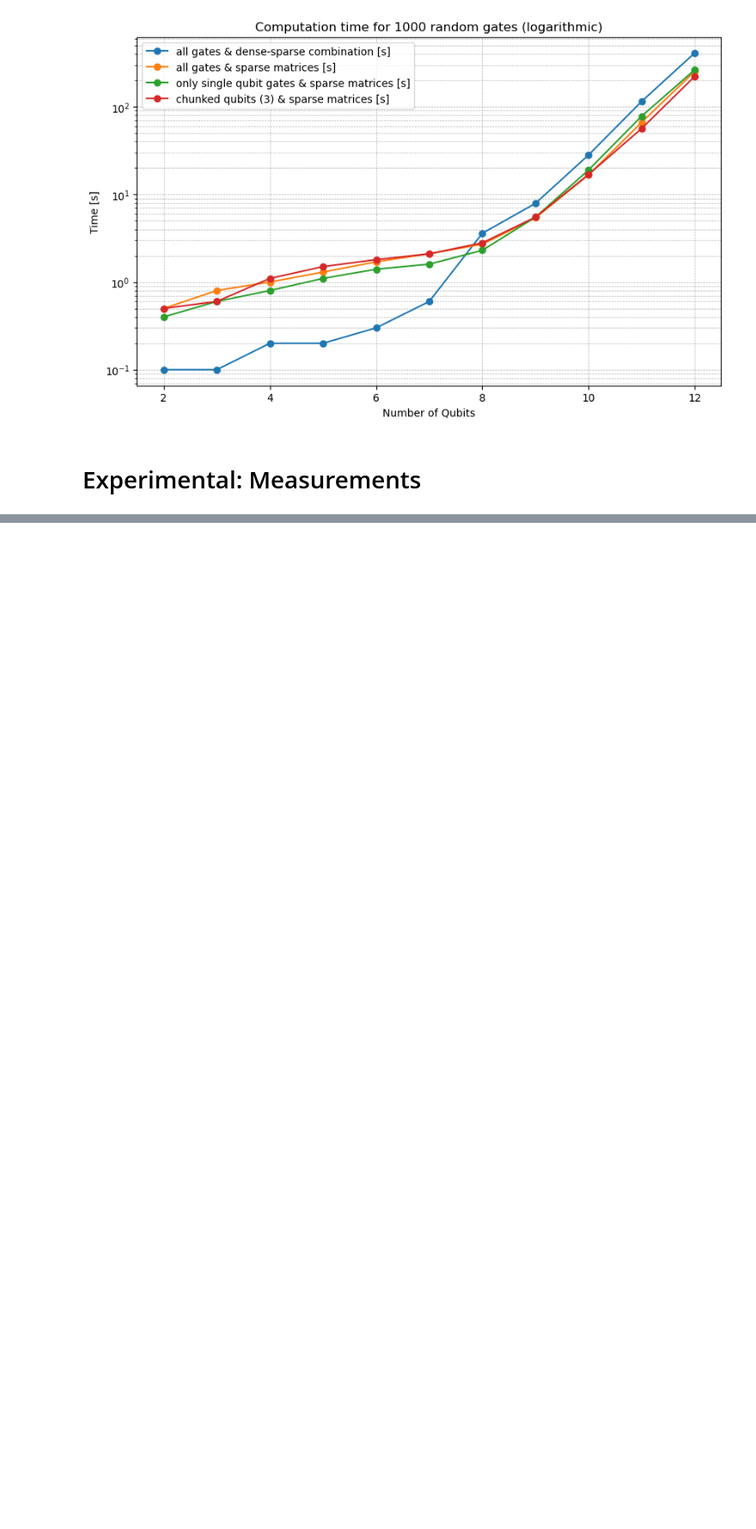
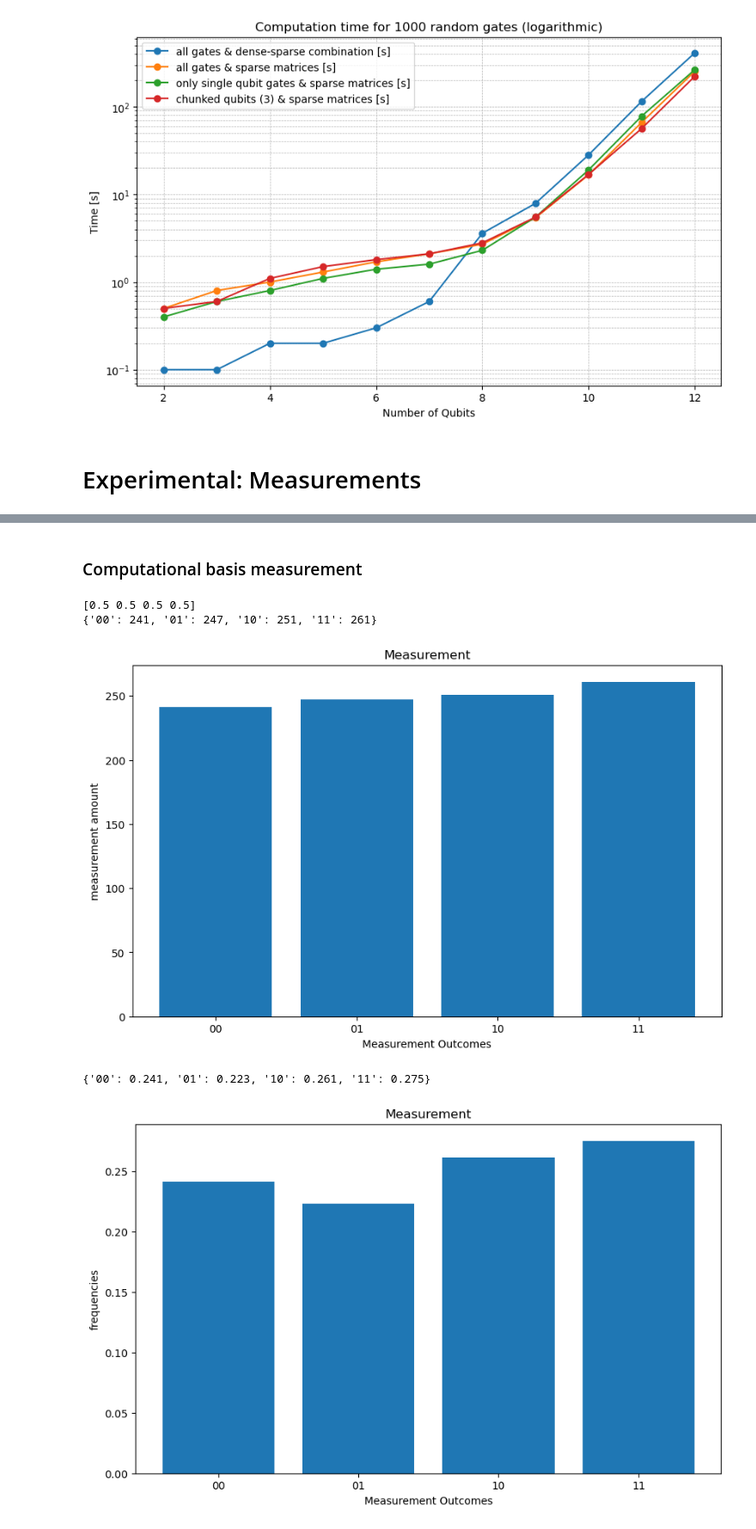
Before and after one commit to Vladulay/quantum-computer-simulation, a Jupyter notebook: tutorial.ipynb, the cells around one changed output, grey strips where cells are left out. Shown at 86% size. Cells and saved outputs as stored; diff of their text form; code cells hidden in the pictures; blank space fills up the shorter version.

Commit message:
Added Measurement framework

```diff
--- a/tutorial.ipynb
+++ b/tutorial.ipynb
@@ -692,0 +693,24 @@ Experimental Probabilities: {1: 0.18, 2: 0.175, 3: 0.315, 4: 0.0, 5: 0.167, 6: 0
+# %% [markdown]
+### Computational basis measurement
+# %%
+# prepare state
+state = np.array([1, 0, 0, 0])
+instructions = go.create_instruction_list([["H",[1,2]]])
+state = reduce(go.apply_instruction, instructions, state)
+
+print(state)
+
+# Measurements
+result = go.measure_computational(state,2,1000, False)
+print(result)
+go.plot_measurement(result,"Measurement","measurement amount")
+
+result = go.measure_computational(state,2,1000)
+print(result)
+go.plot_measurement(result,"Measurement","frequencies")
+# %% [output]
+[0.5 0.5 0.5 0.5]
+{'00': 241, '01': 247, '10': 251, '11': 261}
+[figure, added]
+{'00': 0.241, '01': 0.223, '10': 0.261, '11': 0.275}
+[figure, added]
```
Also changed, not shown: parts of 20 cells of this notebook, 1 other file.
